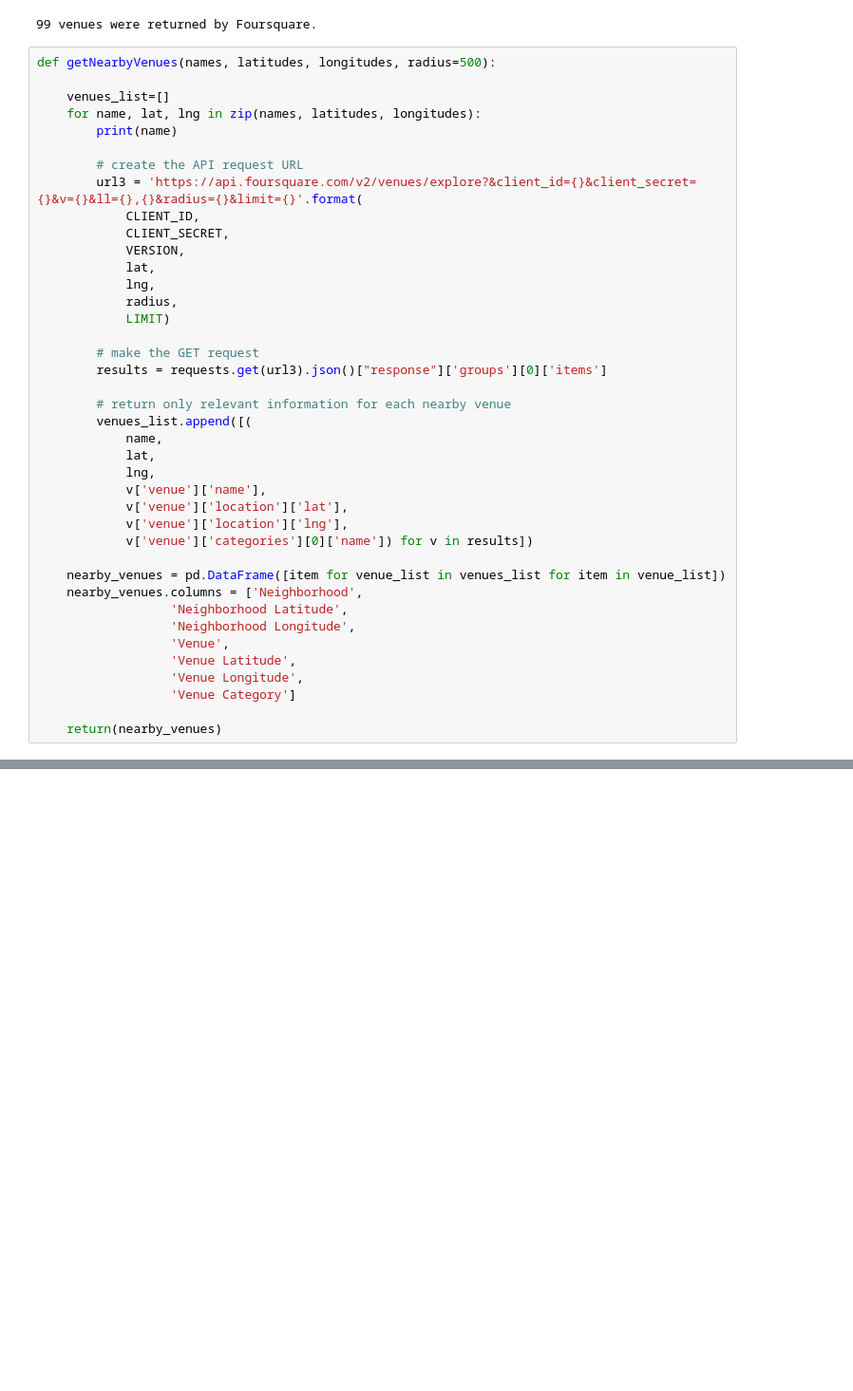
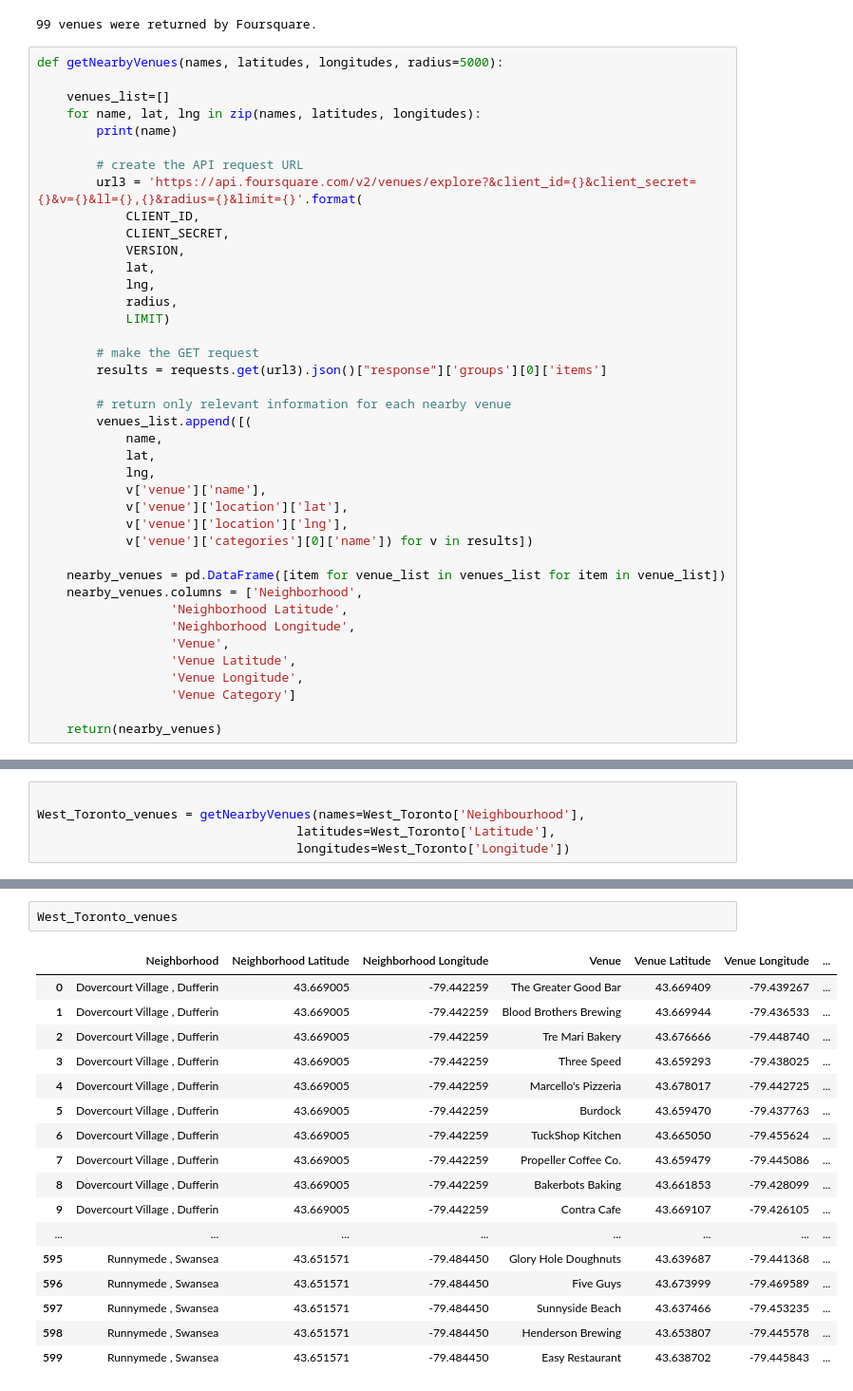
Before and after one commit to tabish87/coursera-capstone-project, a Jupyter notebook: WIP.ipynb, the cells around one changed output, grey strips where cells are left out. Shown at 95% size. Cells and saved outputs as stored; diff of their text form; blank space fills up the shorter version.

```diff
--- a/WIP.ipynb
+++ b/WIP.ipynb
@@ -532,7 +430,7 @@ print('{} venues were returned by Foursquare.'.format(nearby_venues.shape[0]))
 # %% [output]
 99 venues were returned by Foursquare.
 # %%
-def getNearbyVenues(names, latitudes, longitudes, radius=500):
+def getNearbyVenues(names, latitudes, longitudes, radius=5000):
 
     venues_list=[]
     for name, lat, lng in zip(names, latitudes, longitudes):
@@ -616,0 +472,5 @@ Mississauga_venues
+# %%
+
+West_Toronto_venues = getNearbyVenues(names=West_Toronto['Neighbourhood'],
+                                   latitudes=West_Toronto['Latitude'],
+                                   longitudes=West_Toronto['Longitude'])
@@ -616,0 +684,20 @@ Mississauga_venues
+# %%
+West_Toronto_venues
+# %% [output]
+|  | Neighborhood | Neighborhood Latitude | Neighborhood Longitude | Venue | Venue Latitude | Venue Longitude | ... |
+| 0 | Dovercourt Village , Dufferin | 43.669005 | -79.442259 | The Greater Good Bar | 43.669409 | -79.439267 | ... |
+| 1 | Dovercourt Village , Dufferin | 43.669005 | -79.442259 | Blood Brothers Brewing | 43.669944 | -79.436533 | ... |
+| 2 | Dovercourt Village , Dufferin | 43.669005 | -79.442259 | Tre Mari Bakery | 43.676666 | -79.448740 | ... |
+| 3 | Dovercourt Village , Dufferin | 43.669005 | -79.442259 | Three Speed | 43.659293 | -79.438025 | ... |
+| 4 | Dovercourt Village , Dufferin | 43.669005 | -79.442259 | Marcello's Pizzeria | 43.678017 | -79.442725 | ... |
+| 5 | Dovercourt Village , Dufferin | 43.669005 | -79.442259 | Burdock | 43.659470 | -79.437763 | ... |
+| 6 | Dovercourt Village , Dufferin | 43.669005 | -79.442259 | TuckShop Kitchen | 43.665050 | -79.455624 | ... |
+| 7 | Dovercourt Village , Dufferin | 43.669005 | -79.442259 | Propeller Coffee Co. | 43.659479 | -79.445086 | ... |
+| 8 | Dovercourt Village , Dufferin | 43.669005 | -79.442259 | Bakerbots Baking | 43.661853 | -79.428099 | ... |
+| 9 | Dovercourt Village , Dufferin | 43.669005 | -79.442259 | Contra Cafe | 43.669107 | -79.426105 | ... |
+| ... | ... | ... | ... | ... | ... | ... | ... |
+| 595 | Runnymede , Swansea | 43.651571 | -79.484450 | Glory Hole Doughnuts | 43.639687 | -79.441368 | ... |
+| 596 | Runnymede , Swansea | 43.651571 | -79.484450 | Five Guys | 43.673999 | -79.469589 | ... |
+| 597 | Runnymede , Swansea | 43.651571 | -79.484450 | Sunnyside Beach | 43.637466 | -79.453235 | ... |
+| 598 | Runnymede , Swansea | 43.651571 | -79.484450 | Henderson Brewing | 43.653807 | -79.445578 | ... |
+| 599 | Runnymede , Swansea | 43.651571 | -79.484450 | Easy Restaurant | 43.638702 | -79.445843 | ... |
```
Also changed, not shown: parts of 51 cells of this notebook.
